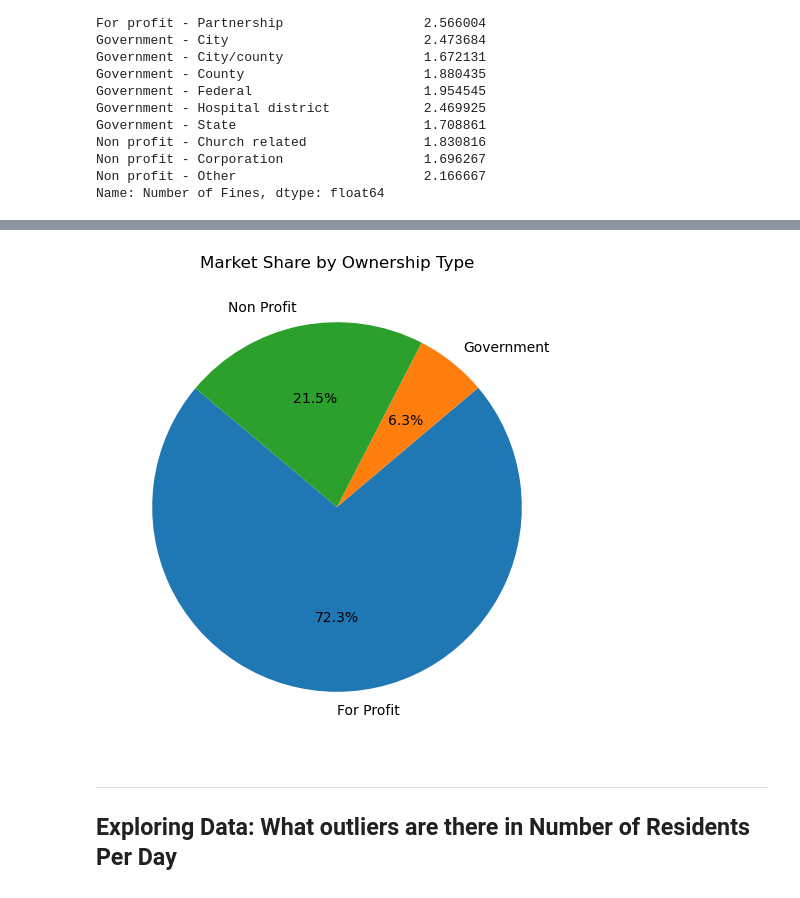
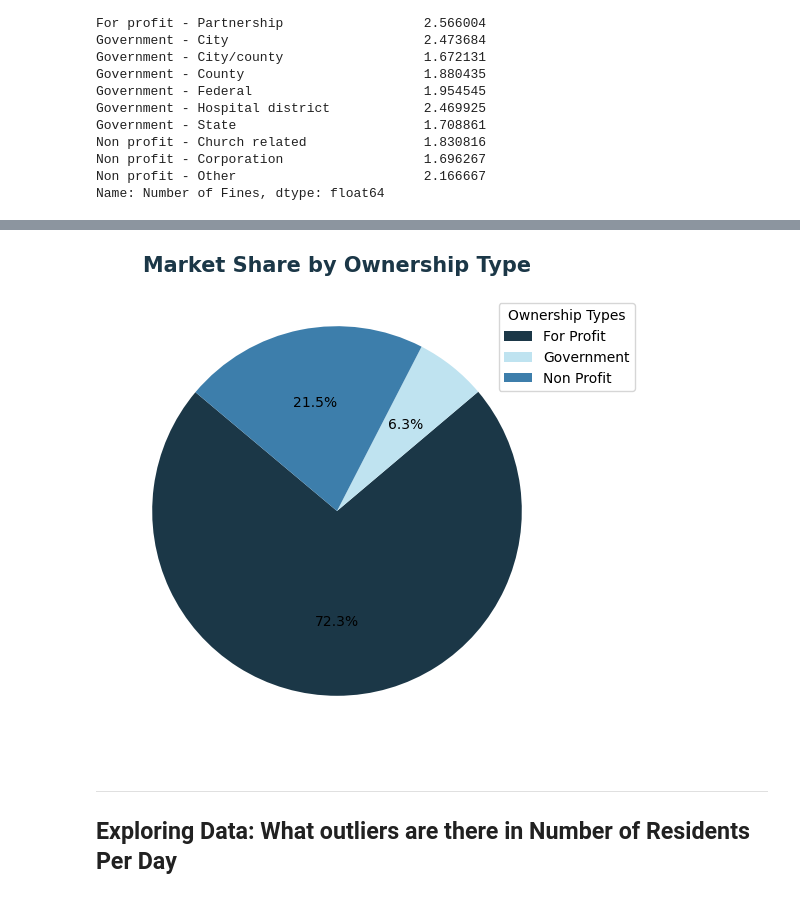
Before and after one commit to mcscodes/Project-1-Data-Visualization, a Jupyter notebook: NursingHomeDataVisualization.ipynb, the cells around one changed output, grey strips where cells are left out. Cells and saved outputs as stored; diff of their text form; code cells hidden in the pictures.

```diff
--- a/NursingHomeDataVisualization.ipynb
+++ b/NursingHomeDataVisualization.ipynb
@@ -426,21 +436,22 @@ plt.show()
 # %%
 # Calculate the count of entries for each ownership type
 ownership_summary = nursinghomedataREDUCED.groupby('Main Category').size()
 
 # Calculate market percentage
 market_percentage = (ownership_summary / ownership_summary.sum()) * 100
 
 # Plotting the pie chart
 plt.figure(figsize=(10, 6))
-plt.pie(market_percentage, labels=market_percentage.index, autopct='%1.1f%%', startangle=140)
-plt.title('Market Share by Ownership Type')
+plt.pie(market_percentage, autopct='%1.1f%%', startangle=140,  colors=['#1B3747', '#BFE3F0', '#3D7EAB'])
+plt.title('Market Share by Ownership Type', fontsize=15, color=('#1B3747'), weight='bold')
+plt.legend(title="Ownership Types", labels=market_percentage.index, bbox_to_anchor=(.85, .95), loc='upper left', borderaxespad=0)
 
 # Save image to folder
 plt.savefig(os.path.join(highresfolder, 'pie_ Market Share by Ownership Type.png'))
 
 plt.show()
 # %% [output]
-[figure, old version]
+[figure, new version]
 # %% [markdown]
 ---
 <h2>Exploring Data: What outliers are there in Number of Residents Per Day</h2>
```
Also changed, not shown: parts of 24 cells of this notebook.
